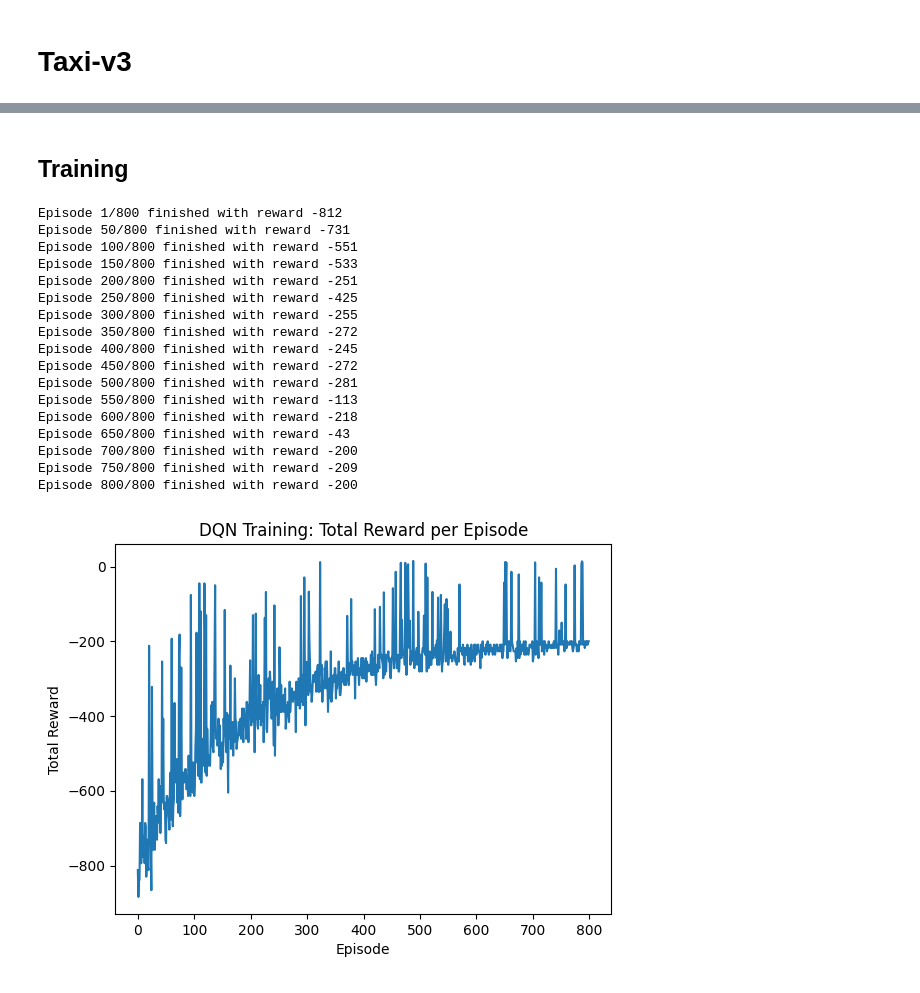
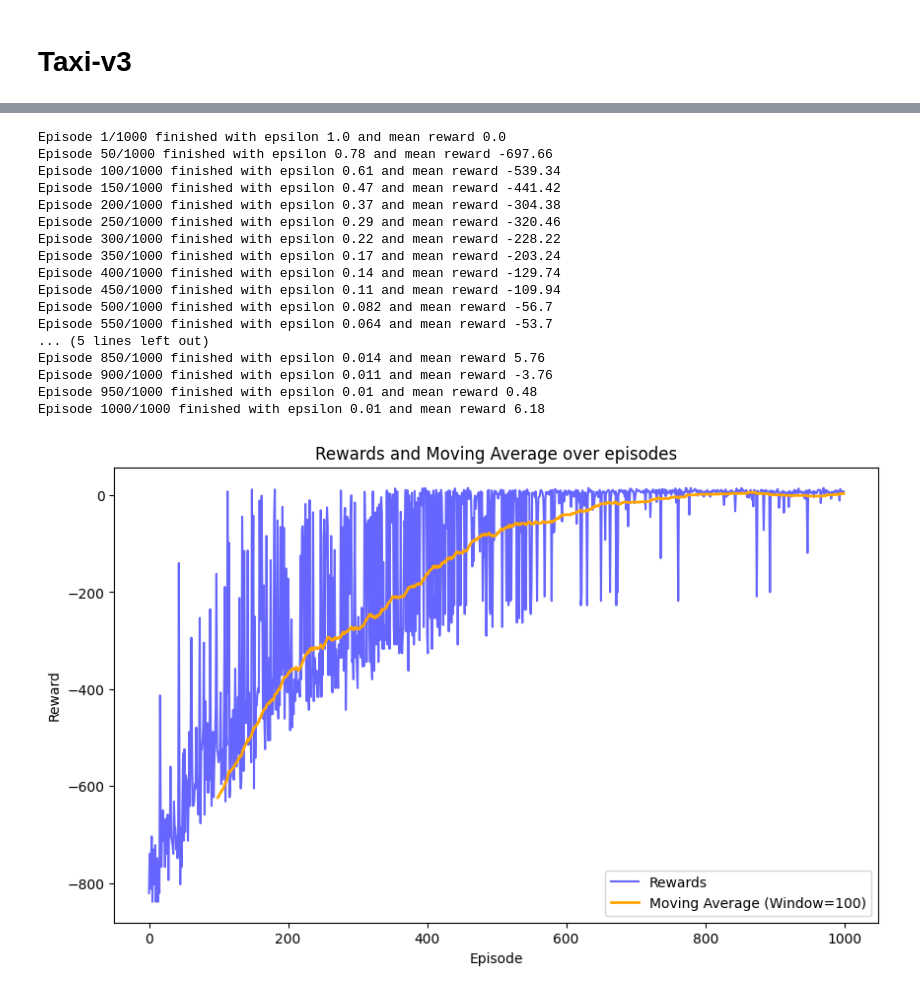
Before and after one commit to jjoenasr/ml-projects, a Jupyter notebook: RL/ToyText_Problems.ipynb, the cells around one changed output, grey strips where cells are left out. Saved outputs shown, nothing was run; the diff lists cells and outputs as text; code cells hidden in the pictures.

```diff
--- a/RL/ToyText_Problems.ipynb
+++ b/RL/ToyText_Problems.ipynb
@@ -31,23 +450,0 @@ The action space: Discrete(6)
-# %%
-# Reset environment to initial state
-env = gym.make('Taxi-v3', render_mode="human")
-obs = env.reset()
-
-for _ in range(10):
-    # Select a random action
-    action = env.action_space.sample()
-
-    # Apply the action to the environment
-    obs, reward, terminated, truncated, info = env.step(action)
-
-    # break when terminated or truncated
-    if terminated or truncated:
-        break
-
-    # Render the environment
-    env.render()
-
-    # add delay
-    time.sleep(0.05)
-
-env.close()
@@ -82,7 +464,7 @@ class DQN(nn.Module):
 # %%
 class DQNAgent:
     def __init__(self, state_size, action_size,
-                 epsilon=1.0, epsilon_min=0.01, epsilon_decay=0.995, gamma=0.99, batch_size=64, lr=0.001, mem_size=2000):
+                 epsilon=1.0, epsilon_min=0.01, epsilon_decay=0.995, gamma=0.99, batch_size=64, lr=5e-4, mem_size=5000):
         self.state_size = state_size
         self.action_size = action_size
         self.epsilon = epsilon
@@ -169,10 +551,8 @@ env = gym.make('Taxi-v3')
 state_size = env.observation_space.n
 action_size = env.action_space.n
 agent = DQNAgent(state_size, action_size)
-# %% [markdown]
-## Training
 # %%
-def train(agent, env, episodes=800, max_timesteps=200, k=20, update_freq=10):
+def train3(agent, env, episodes=1000, max_timesteps=200, k=50, update_freq=10):
     episode_rewards = []
 
     for e in range(episodes):
@@ -198,9 +578,11 @@ def train(agent, env, episodes=800, max_timesteps=200, k=20, update_freq=10):
             total_reward += reward
 
             if done:
-                if (e + 1) % 50 == 0 or e == 0:
-                    print(f"Episode {e+1}/{episodes} finished with epsilon {agent.epsilon:.2} and mean reward {sum(episode_rewards[-k:])/k}")
                 break
+
+        # print metrics
+        if (e + 1) % k == 0 or e == 0:
+            print(f"Episode {e+1}/{episodes} finished with epsilon {agent.epsilon:.2} and mean reward {sum(episode_rewards[-k:])/k}")
 
         # Update target model after 10 eps
         if e % update_freq == 0:
@@ -216,31 +598,26 @@ def train(agent, env, episodes=800, max_timesteps=200, k=20, update_freq=10):
     return episode_rewards
 # %%
 # Run the training
-hist = train(agent, env)
+hist = train3(agent, env)
 # %% [output]
-Episode 1/800 finished with reward -812
-Episode 50/800 finished with reward -731
-Episode 100/800 finished with reward -551
-Episode 150/800 finished with reward -533
-Episode 200/800 finished with reward -251
-Episode 250/800 finished with reward -425
-Episode 300/800 finished with reward -255
-Episode 350/800 finished with reward -272
-Episode 400/800 finished with reward -245
-Episode 450/800 finished with reward -272
-Episode 500/800 finished with reward -281
-Episode 550/800 finished with reward -113
-Episode 600/800 finished with reward -218
-Episode 650/800 finished with reward -43
-Episode 700/800 finished with reward -200
-Episode 750/800 finished with reward -209
-Episode 800/800 finished with reward -200
+Episode 1/1000 finished with epsilon 1.0 and mean reward 0.0
+Episode 50/1000 finished with epsilon 0.78 and mean reward -697.66
+Episode 100/1000 finished with epsilon 0.61 and mean reward -539.34
+Episode 150/1000 finished with epsilon 0.47 and mean reward -441.42
+Episode 200/1000 finished with epsilon 0.37 and mean reward -304.38
+Episode 250/1000 finished with epsilon 0.29 and mean reward -320.46
+Episode 300/1000 finished with epsilon 0.22 and mean reward -228.22
+Episode 350/1000 finished with epsilon 0.17 and mean reward -203.24
+Episode 400/1000 finished with epsilon 0.14 and mean reward -129.74
+Episode 450/1000 finished with epsilon 0.11 and mean reward -109.94
+Episode 500/1000 finished with epsilon 0.082 and mean reward -56.7
+Episode 550/1000 finished with epsilon 0.064 and mean reward -53.7
+... (5 lines left out)
+Episode 850/1000 finished with epsilon 0.014 and mean reward 5.76
+Episode 900/1000 finished with epsilon 0.011 and mean reward -3.76
+Episode 950/1000 finished with epsilon 0.01 and mean reward 0.48
+Episode 1000/1000 finished with epsilon 0.01 and mean reward 6.18
 # %%
-# Plotting the rewards with matplotlib
-plt.plot(hist)
-plt.xlabel('Episode')
-plt.ylabel('Total Reward')
-plt.title('DQN Training: Total Reward per Episode')
-plt.show()
+visualize(hist, win_size=100)
 # %% [output]
-[figure, old version]
+[figure, new version]
```
Also changed, not shown: parts of 42 cells of this notebook, 2 other files.
